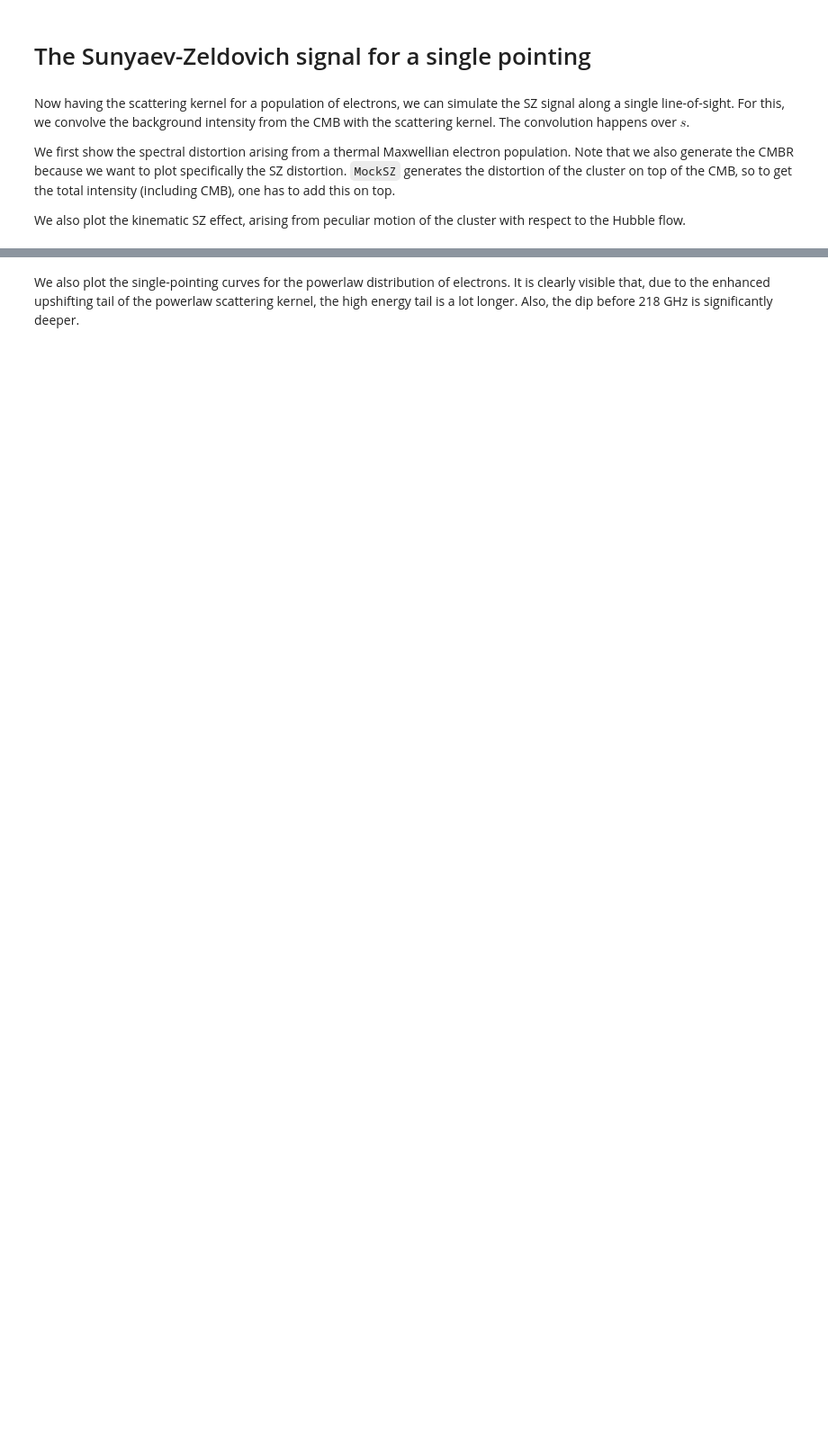
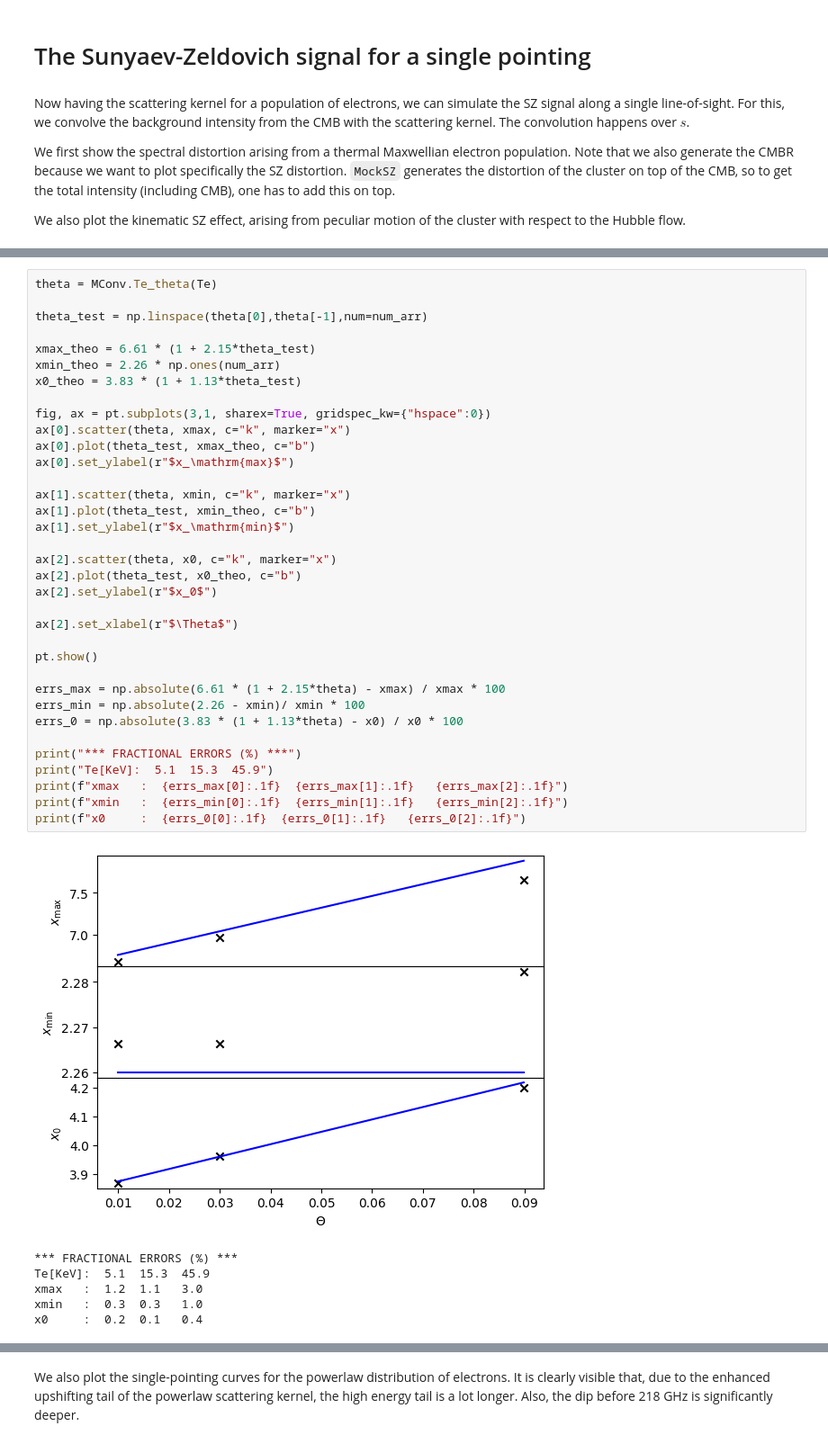
Before and after one commit to arendMoerman/MockSZ, a Jupyter notebook: etc/demos/SinglePointing.ipynb, the cells around one changed output, grey strips where cells are left out. Shown: that part at 90% size. Cells and saved outputs as stored; diff of their text form; blank space fills up the shorter version.

```diff
--- a/etc/demos/SinglePointing.ipynb
+++ b/etc/demos/SinglePointing.ipynb
@@ -84,0 +91,42 @@ It is evident that the general relativistic treatment we followed deviates from
+# %%
+theta = MConv.Te_theta(Te)
+
+theta_test = np.linspace(theta[0],theta[-1],num=num_arr)
+
+xmax_theo = 6.61 * (1 + 2.15*theta_test)
+xmin_theo = 2.26 * np.ones(num_arr)
+x0_theo = 3.83 * (1 + 1.13*theta_test)
+
+fig, ax = pt.subplots(3,1, sharex=True, gridspec_kw={"hspace":0})
+ax[0].scatter(theta, xmax, c="k", marker="x")
+ax[0].plot(theta_test, xmax_theo, c="b")
+ax[0].set_ylabel(r"$x_\mathrm{max}$")
+
+ax[1].scatter(theta, xmin, c="k", marker="x")
+ax[1].plot(theta_test, xmin_theo, c="b")
+ax[1].set_ylabel(r"$x_\mathrm{min}$")
+
+ax[2].scatter(theta, x0, c="k", marker="x")
+ax[2].plot(theta_test, x0_theo, c="b")
+ax[2].set_ylabel(r"$x_0$")
+
+ax[2].set_xlabel(r"$\Theta$")
+
+pt.show()
+
+errs_max = np.absolute(6.61 * (1 + 2.15*theta) - xmax) / xmax * 100
+errs_min = np.absolute(2.26 - xmin)/ xmin * 100
+errs_0 = np.absolute(3.83 * (1 + 1.13*theta) - x0) / x0 * 100
+
+print("*** FRACTIONAL ERRORS (%) ***")
+print("Te[KeV]:  5.1  15.3  45.9")
+print(f"xmax   :  {errs_max[0]:.1f}  {errs_max[1]:.1f}   {errs_max[2]:.1f}")
+print(f"xmin   :  {errs_min[0]:.1f}  {errs_min[1]:.1f}   {errs_min[2]:.1f}")
+print(f"x0     :  {errs_0[0]:.1f}  {errs_0[1]:.1f}   {errs_0[2]:.1f}")
+# %% [output]
+[figure, added]
+*** FRACTIONAL ERRORS (%) ***
+Te[KeV]:  5.1  15.3  45.9
+xmax   :  1.2  1.1   3.0
+xmin   :  0.3  0.3   1.0
+x0     :  0.2  0.1   0.4
```
Also changed, not shown: parts of 4 cells of this notebook, 39 other files.
